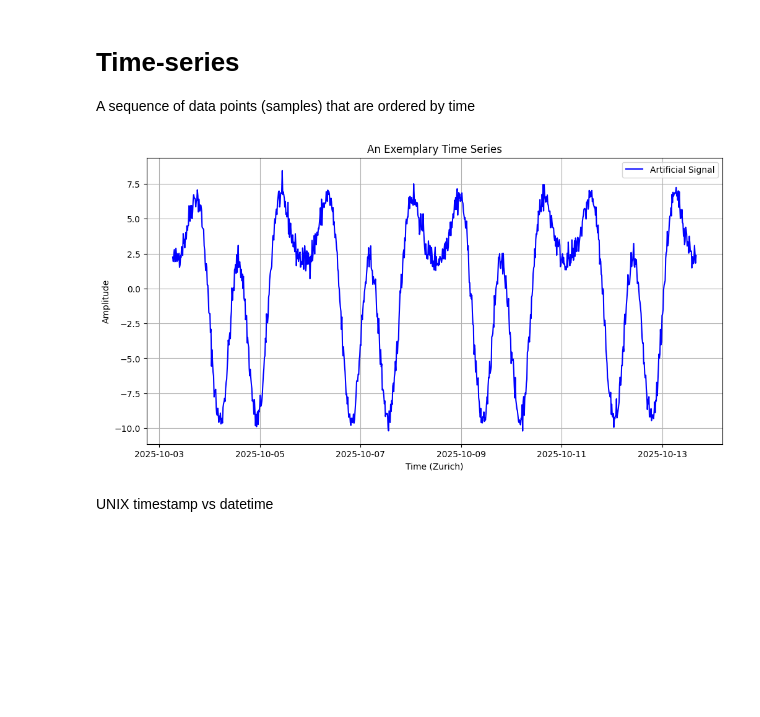
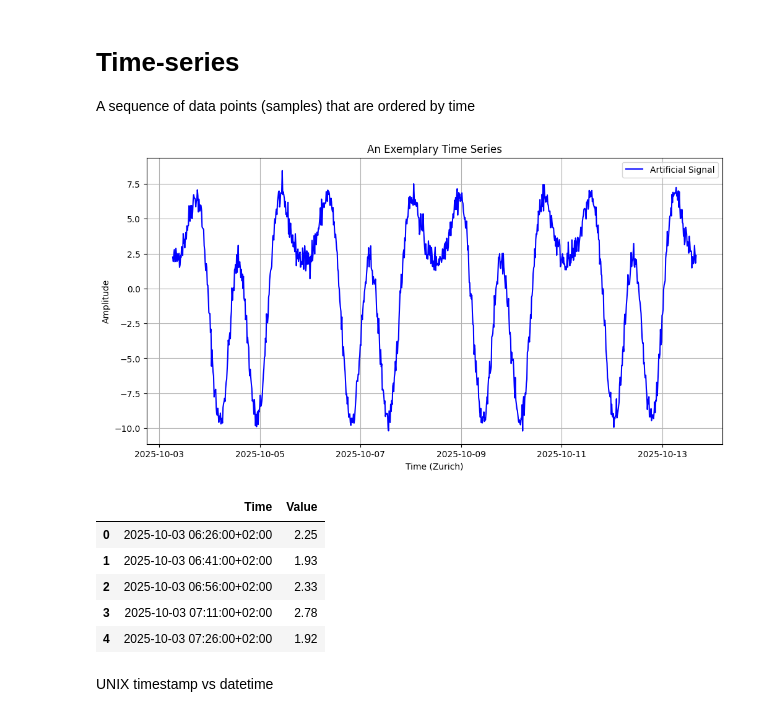
Before and after one commit to mparoz/ai-rehab-hc-2025, a Jupyter notebook: ai_rehab_hc_2025_tutorial_1_data_visualization.ipynb, the cells around one changed output. Saved outputs shown, nothing was run; the diff lists cells and outputs as text; code cells hidden in the pictures; blank space fills up the shorter version.

```diff
--- a/ai_rehab_hc_2025_tutorial_1_data_visualization.ipynb
+++ b/ai_rehab_hc_2025_tutorial_1_data_visualization.ipynb
@@ -215,34 +235,40 @@ time_series = np.linspace(0, 50, time_points)  # Simulating a time axis
 
 # Creating a synthetic signal with peaks and dips
 signal = (
     np.sin(time_series) * np.sin(0.5 * time_series) * 10 +
     np.cos(2 * time_series) * 2 +
     np.random.normal(scale=0.5, size=time_points)
 )
 
 # Create a time column in Zurich timezone (CET/CEST)
 start_time = datetime(2025, 10, 3, 5, 0, tzinfo=pytz.timezone('Europe/Zurich'))
 time_column = [start_time + timedelta(minutes=15 * i) for i in range(time_points)]
 
 # Create a DataFrame with the time and signal
 df_time_series = pd.DataFrame({
     'Time': time_column,
     'Value': signal
 })
 
 # Plot the artificial signal
 plt.figure(figsize=(12, 6))
 plt.plot(df_time_series['Time'], df_time_series['Value'], label='Artificial Signal', color='blue')
 plt.title('An Exemplary Time Series')
 plt.xlabel('Time (Zurich)')
 plt.ylabel('Amplitude')
 plt.grid(True)
 plt.legend()
 plt.show()
 
-# df_time_series.head()
+df_time_series.head()
 # %% [output]
 [figure]
+|  | Time | Value |
+| 0 | 2025-10-03 06:26:00+02:00 | 2.25 |
+| 1 | 2025-10-03 06:41:00+02:00 | 1.93 |
+| 2 | 2025-10-03 06:56:00+02:00 | 2.33 |
+| 3 | 2025-10-03 07:11:00+02:00 | 2.78 |
+| 4 | 2025-10-03 07:26:00+02:00 | 1.92 |
 # %% [markdown]
 UNIX timestamp vs datetime
 # %%
```
Also changed, not shown: parts of 7 cells of this notebook.
